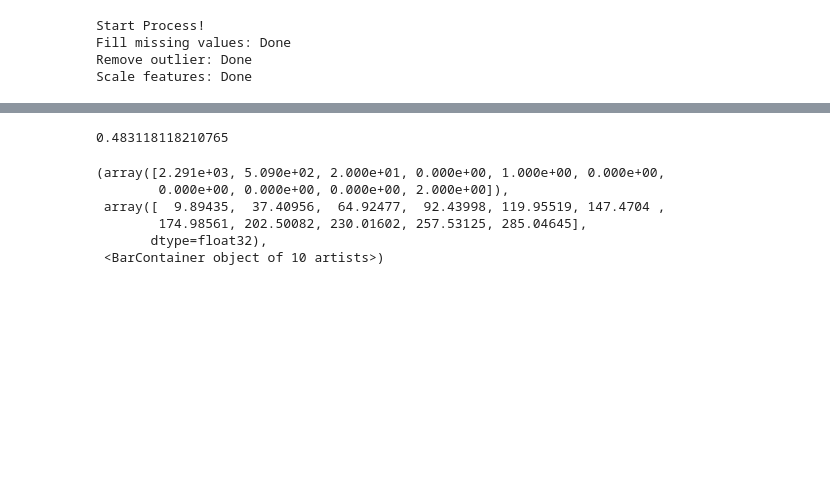
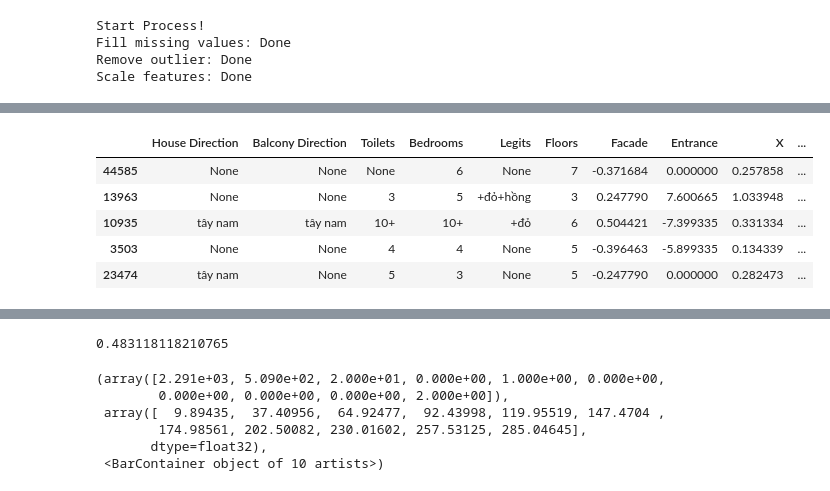
Before and after one commit to PhamVuHuyenTrang/Hanoi-Real-Estate-Analysis-and-Prediction, a Jupyter notebook: models/xgboost.ipynb, the cells around one changed output, grey strips where cells are left out. Saved outputs shown, nothing was run; the diff lists cells and outputs as text; code cells hidden in the pictures; blank space fills up the shorter version.

```diff
--- a/models/xgboost.ipynb
+++ b/models/xgboost.ipynb
@@ -35,0 +37,9 @@ test size (9324, 13)
+# %%
+train.head()
+# %% [output]
+|  | House Direction | Balcony Direction | Toilets | Bedrooms | Legits | Floors | Facade | Entrance | X | ... |
+| 44585 | None | None | None | 6 | None | 7 | -0.371684 | 0.000000 | 0.257858 | ... |
+| 13963 | None | None | 3 | 5 | +đỏ+hồng | 3 | 0.247790 | 7.600665 | 1.033948 | ... |
+| 10935 | tây nam | tây nam | 10+ | 10+ | +đỏ | 6 | 0.504421 | -7.399335 | 0.331334 | ... |
+| 3503 | None | None | 4 | 4 | None | 5 | -0.396463 | -5.899335 | 0.134339 | ... |
+| 23474 | tây nam | None | 5 | 3 | None | 5 | -0.247790 | 0.000000 | 0.282473 | ... |
```
Also changed, not shown: parts of 10 cells of this notebook, 9 other files.
